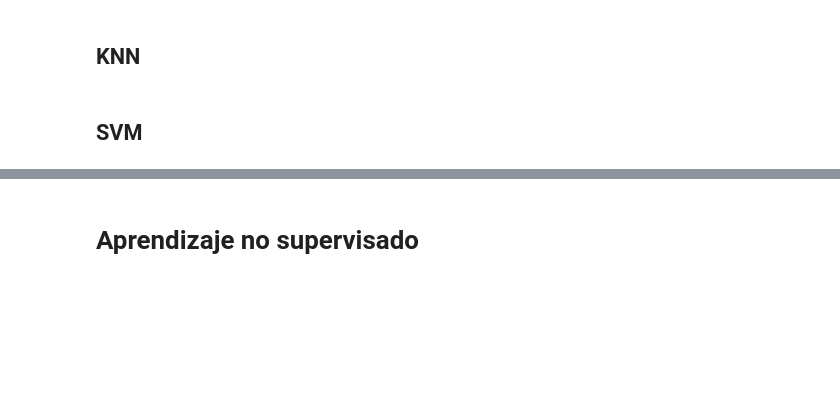
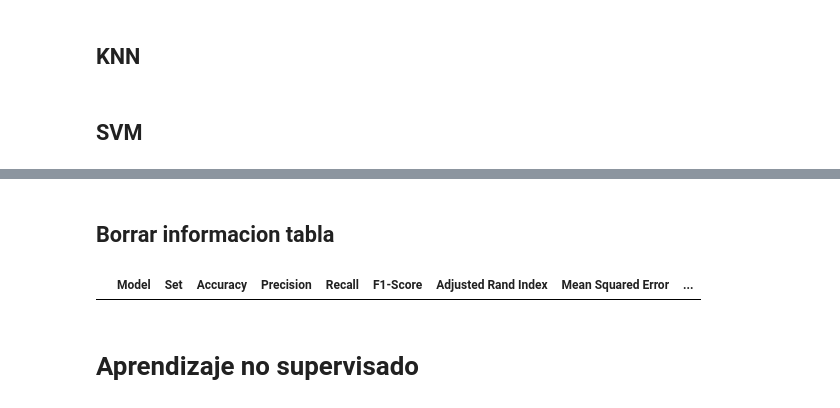
Before and after one commit to Lusku/kschool_master, a Jupyter notebook: TFM_Simple.ipynb, the cells around one changed output, grey strips where cells are left out. Saved outputs shown, nothing was run; the diff lists cells and outputs as text; code cells hidden in the pictures; blank space fills up the shorter version.

```diff
--- a/TFM_Simple.ipynb
+++ b/TFM_Simple.ipynb
@@ -840,3 +1051,11 @@ Matriz de Confusión :
+# %% [markdown]
+## Borrar informacion tabla
+# %%
+# Borrar todos los registros
+tabla_results_df = tabla_results_df.iloc[0:0]
+tabla_results_df
+# %% [output]
+|  | Model | Set | Accuracy | Precision | Recall | F1-Score | Adjusted Rand Index | Mean Squared Error | ... |
 # %% [markdown]
 # Aprendizaje no supervisado
 # %% [markdown]
```
Also changed, not shown: parts of 17 cells of this notebook.
